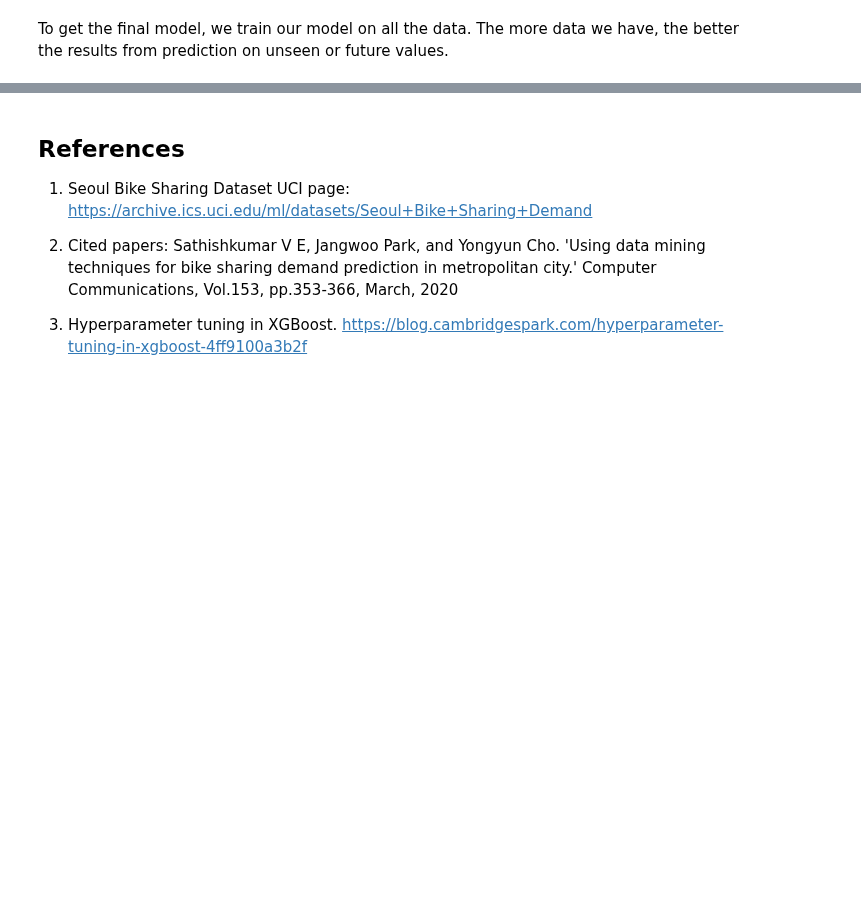
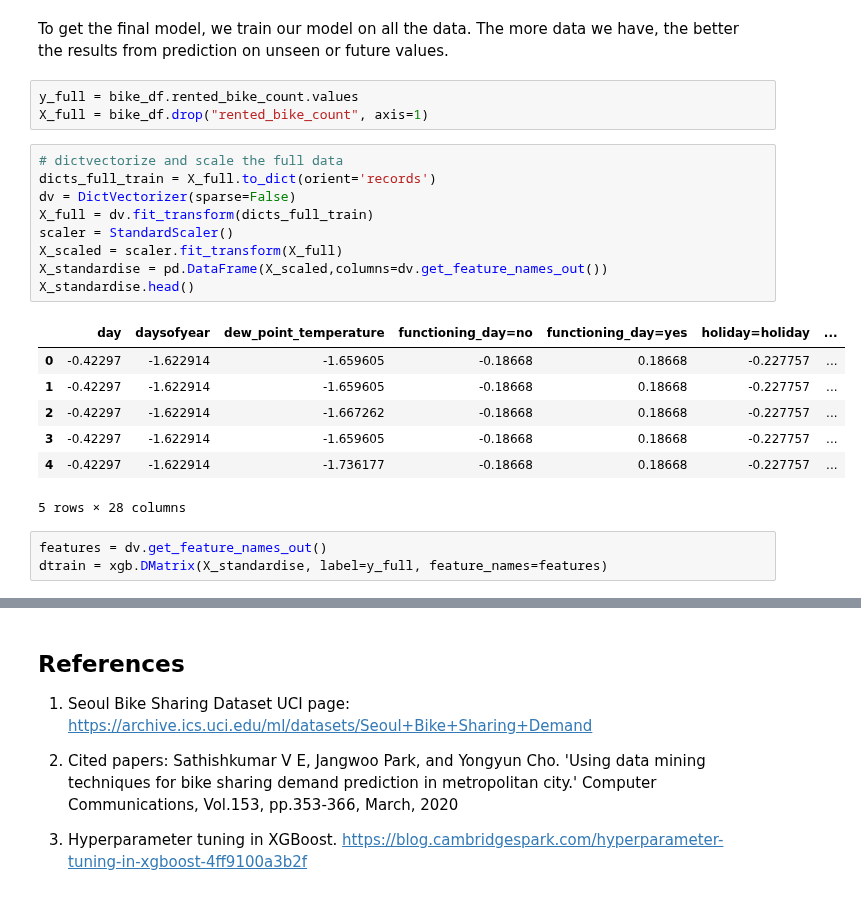
Before and after one commit to Emekadavid/bike-rentals, a Jupyter notebook: notebook.ipynb, the cells around one changed output, grey strips where cells are left out. Drawn from its saved outputs; the diff is of its cells as text; blank space fills up the shorter version.

```diff
--- a/notebook.ipynb
+++ b/notebook.ipynb
@@ -839,3 +839,26 @@ So you can see that we improved our RMSE score from 244 to 171. That's a very go
 # Final Model
 # %% [markdown]
 To get the final model, we train our model on all the data. The more data we have, the better the results from prediction on unseen or future values.
+# %%
+y_full = bike_df.rented_bike_count.values
+X_full = bike_df.drop("rented_bike_count", axis=1)
+# %%
+# dictvectorize and scale the full data
+dicts_full_train = X_full.to_dict(orient='records')
+dv = DictVectorizer(sparse=False)
+X_full = dv.fit_transform(dicts_full_train)
+scaler = StandardScaler()
+X_scaled = scaler.fit_transform(X_full)
+X_standardise = pd.DataFrame(X_scaled,columns=dv.get_feature_names_out())
+X_standardise.head()
+# %% [output]
+|  | day | daysofyear | dew_point_temperature | functioning_day=no | functioning_day=yes | holiday=holiday | ... |
+| 0 | -0.42297 | -1.622914 | -1.659605 | -0.18668 | 0.18668 | -0.227757 | ... |
+| 1 | -0.42297 | -1.622914 | -1.659605 | -0.18668 | 0.18668 | -0.227757 | ... |
+| 2 | -0.42297 | -1.622914 | -1.667262 | -0.18668 | 0.18668 | -0.227757 | ... |
+| 3 | -0.42297 | -1.622914 | -1.659605 | -0.18668 | 0.18668 | -0.227757 | ... |
+| 4 | -0.42297 | -1.622914 | -1.736177 | -0.18668 | 0.18668 | -0.227757 | ... |
+5 rows × 28 columns
+# %%
+features = dv.get_feature_names_out()
+dtrain = xgb.DMatrix(X_standardise, label=y_full, feature_names=features)
```
Also changed, not shown: parts of 1 cell of this notebook.
